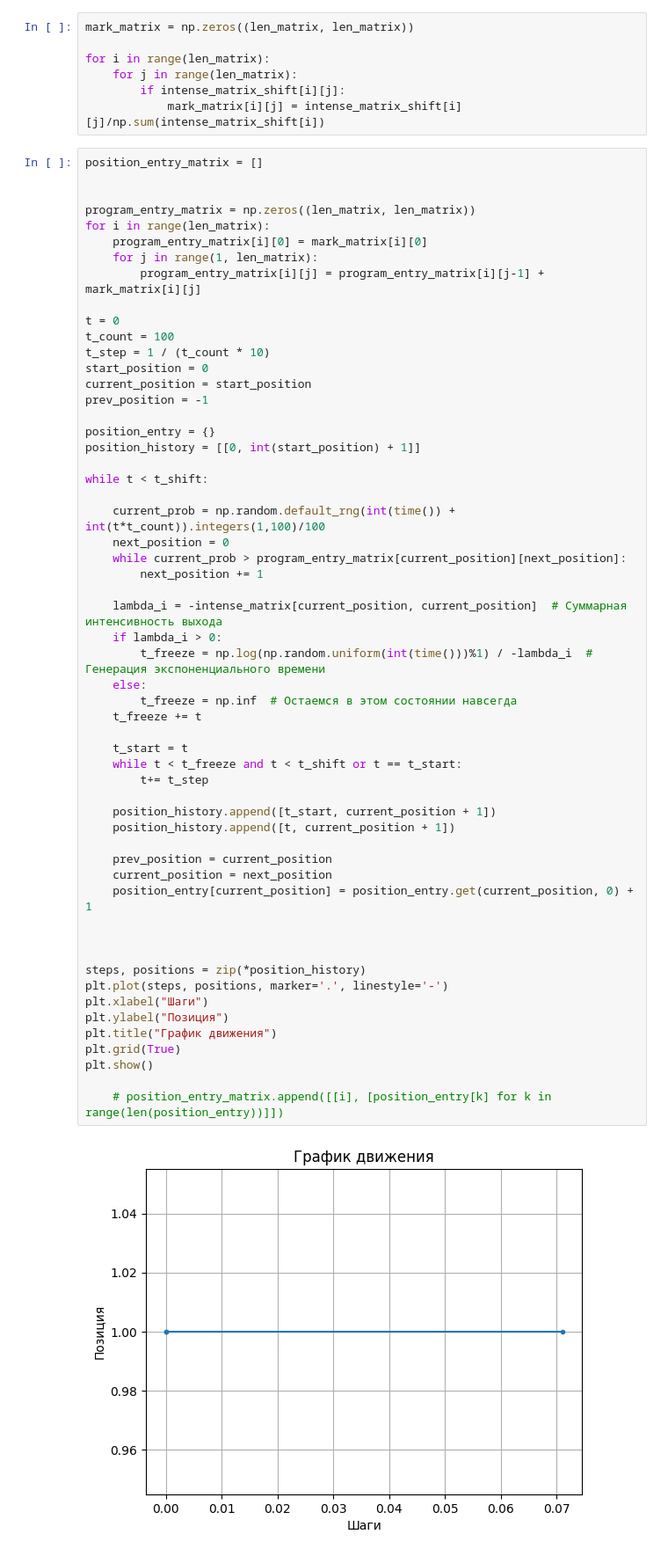
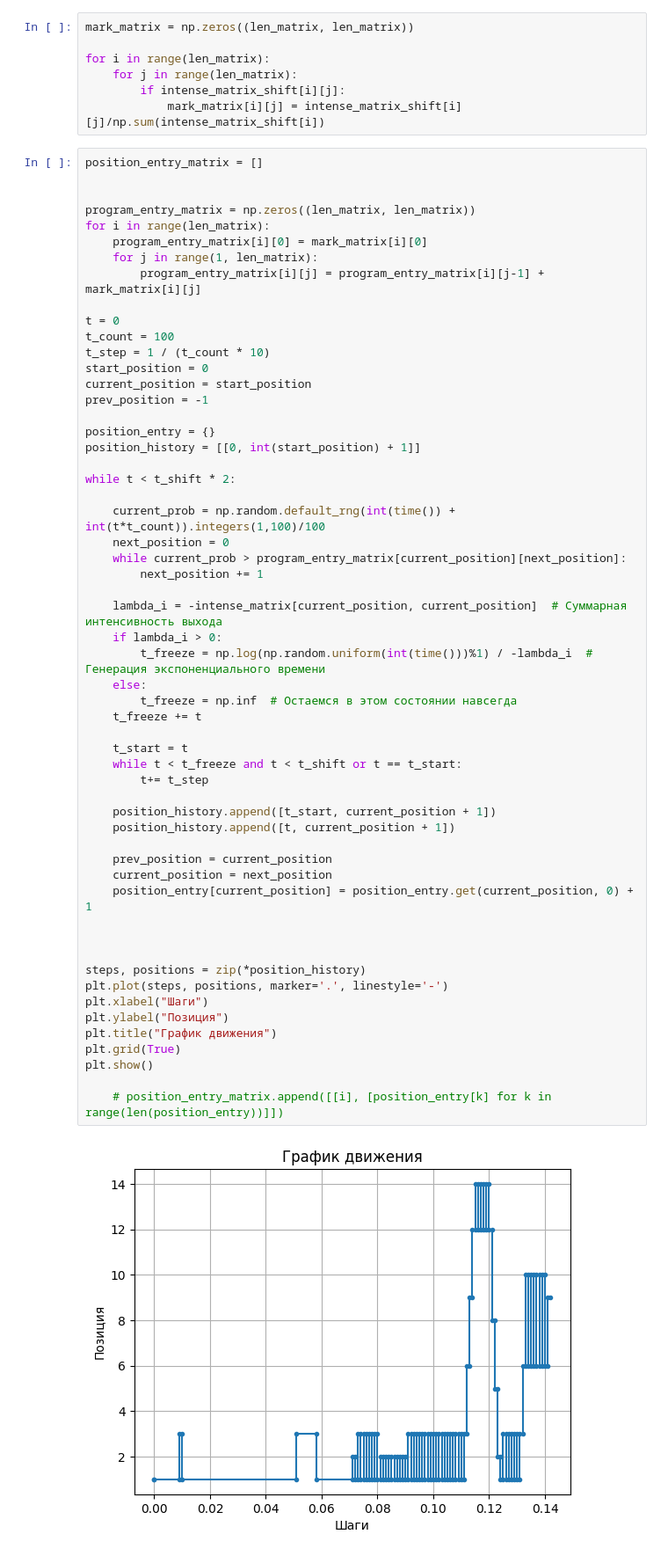
Before and after one commit to polden-1/AMaIMonSL, a Jupyter notebook: ДЗ2-2/prog.ipynb, the cells around one changed output. Shown at 88% size. Drawn from its saved outputs; the diff is of its cells as text.

```diff
--- a/ДЗ2-2/prog.ipynb
+++ b/ДЗ2-2/prog.ipynb
@@ -388,7 +334,7 @@ prev_position = -1
 position_entry = {}
 position_history = [[0, int(start_position) + 1]]
 
-while t < t_shift:
+while t < t_shift * 2:
 
     current_prob = np.random.default_rng(int(time()) + int(t*t_count)).integers(1,100)/100
     next_position = 0
@@ -398,34 +344,34 @@ while t < t_shift:
     lambda_i = -intense_matrix[current_position, current_position]  # Суммарная интенсивность выхода
     if lambda_i > 0:
         t_freeze = np.log(np.random.uniform(int(time()))%1) / -lambda_i  # Генерация экспоненциального времени
     else:
         t_freeze = np.inf  # Остаемся в этом состоянии навсегда
     t_freeze += t
 
     t_start = t
     while t < t_freeze and t < t_shift or t == t_start:
         t+= t_step
 
     position_history.append([t_start, current_position + 1])
     position_history.append([t, current_position + 1])
 
     prev_position = current_position
     current_position = next_position
     position_entry[current_position] = position_entry.get(current_position, 0) + 1
 
 
 
 steps, positions = zip(*position_history)
 plt.plot(steps, positions, marker='.', linestyle='-')
 plt.xlabel("Шаги")
 plt.ylabel("Позиция")
 plt.title("График движения")
 plt.grid(True)
 plt.show()
 
     # position_entry_matrix.append([[i], [position_entry[k] for k in range(len(position_entry))]])
 # %% [output]
-[figure, old version]
+[figure, new version]
 # %%
 
 position_entry_matrix = []
```
Also changed, not shown: parts of 4 cells of this notebook, 1 other file.
